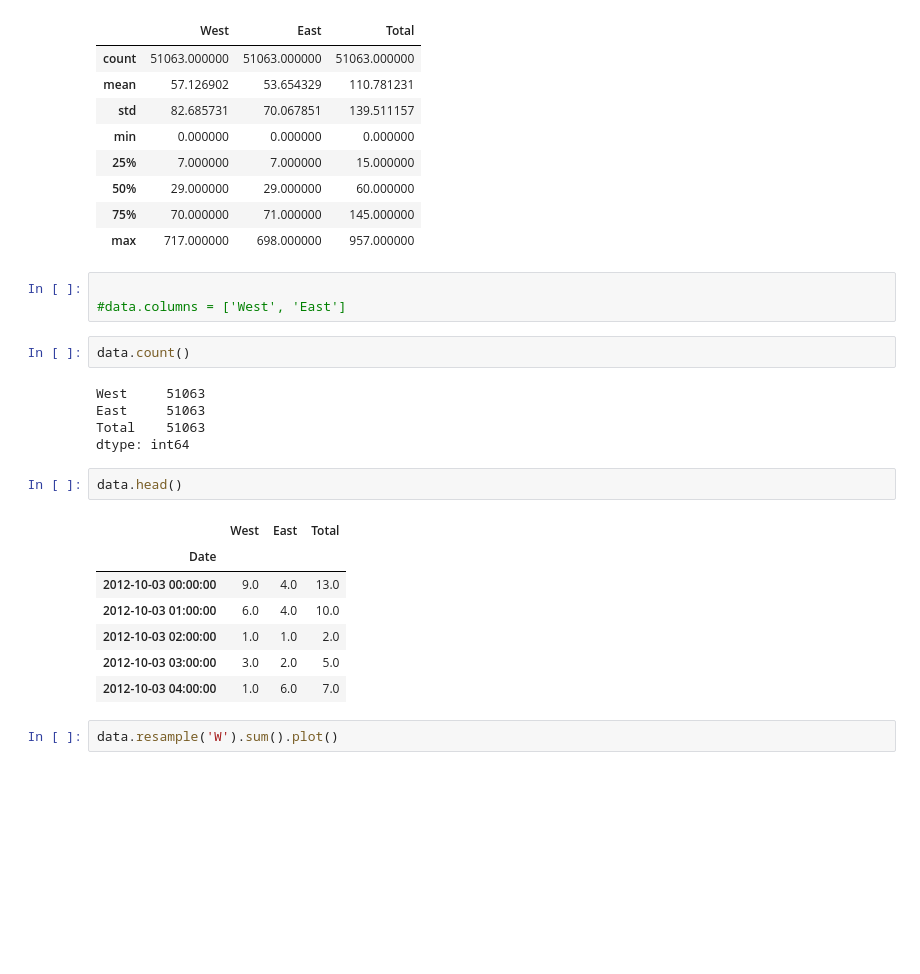
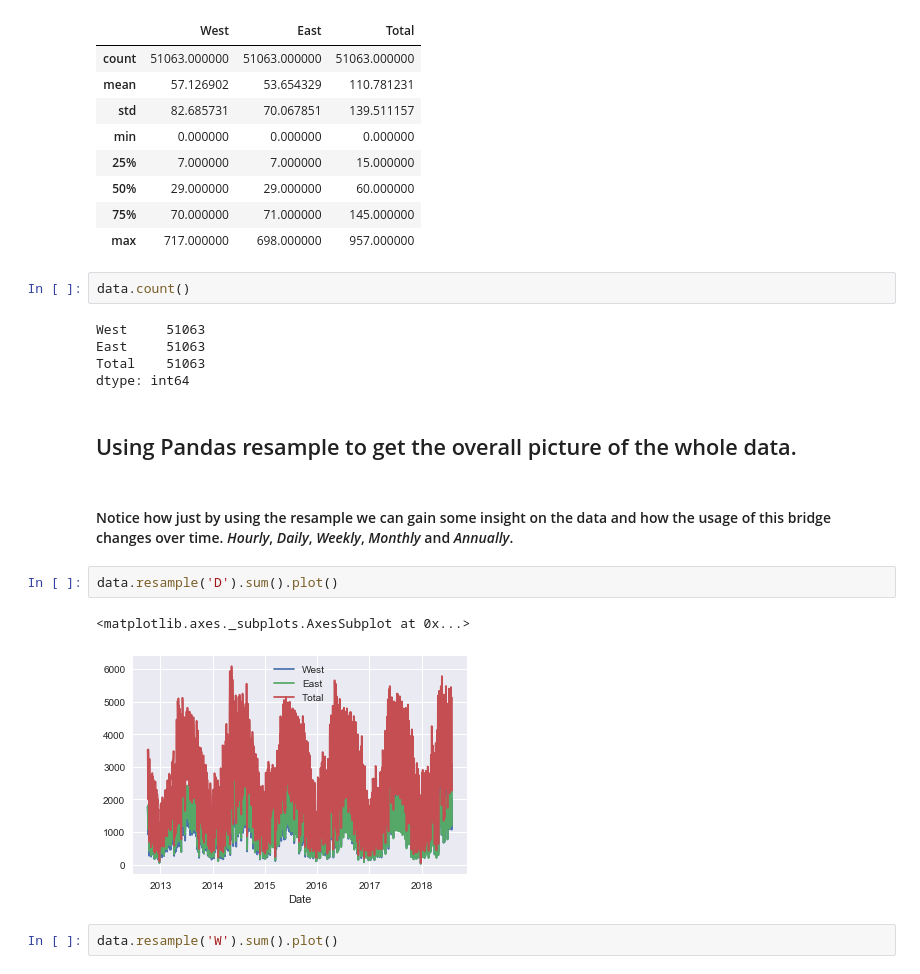
Before and after one commit to MrRutledge/Seattle_Bridge_Data_work_flow, a Jupyter notebook: DataWorkFlow1.ipynb, the cells around one changed output. Saved outputs shown, nothing was run; the diff lists cells and outputs as text; blank space fills up the shorter version.

```diff
--- a/DataWorkFlow1.ipynb
+++ b/DataWorkFlow1.ipynb
@@ -40,9 +51,6 @@ data.describe()
 | 50% | 29.000000 | 29.000000 | 60.000000 |
 | 75% | 70.000000 | 71.000000 | 145.000000 |
 | max | 717.000000 | 698.000000 | 957.000000 |
-# %%
-
-#data.columns = ['West', 'East']
 # %%
 data.count()
 # %% [output]
@@ -50,16 +58,15 @@ West     51063
 East     51063
 Total    51063
 dtype: int64
-# %%
-data.head()
-# %% [output]
-|  | West | East | Total |
-| Date |  |  |  |
-| 2012-10-03 00:00:00 | 9.0 | 4.0 | 13.0 |
-| 2012-10-03 01:00:00 | 6.0 | 4.0 | 10.0 |
-| 2012-10-03 02:00:00 | 1.0 | 1.0 | 2.0 |
-| 2012-10-03 03:00:00 | 3.0 | 2.0 | 5.0 |
-| 2012-10-03 04:00:00 | 1.0 | 6.0 | 7.0 |
+# %% [markdown]
+  ## Using Pandas resample to get the overall picture of the whole data.
+# %% [markdown]
+#### Notice how just by using the resample we can gain some insight on the data and how the usage of this bridge changes over time.  *Hourly*, *Daily*, *Weekly*, *Monthly* and *Annually*.
+# %%
+data.resample('D').sum().plot()
+# %% [output]
+<matplotlib.axes._subplots.AxesSubplot at 0x...>
+[figure, added]
 # %%
 data.resample('W').sum().plot()
 # %% [output]
```
Also changed, not shown: parts of 22 cells of this notebook.
